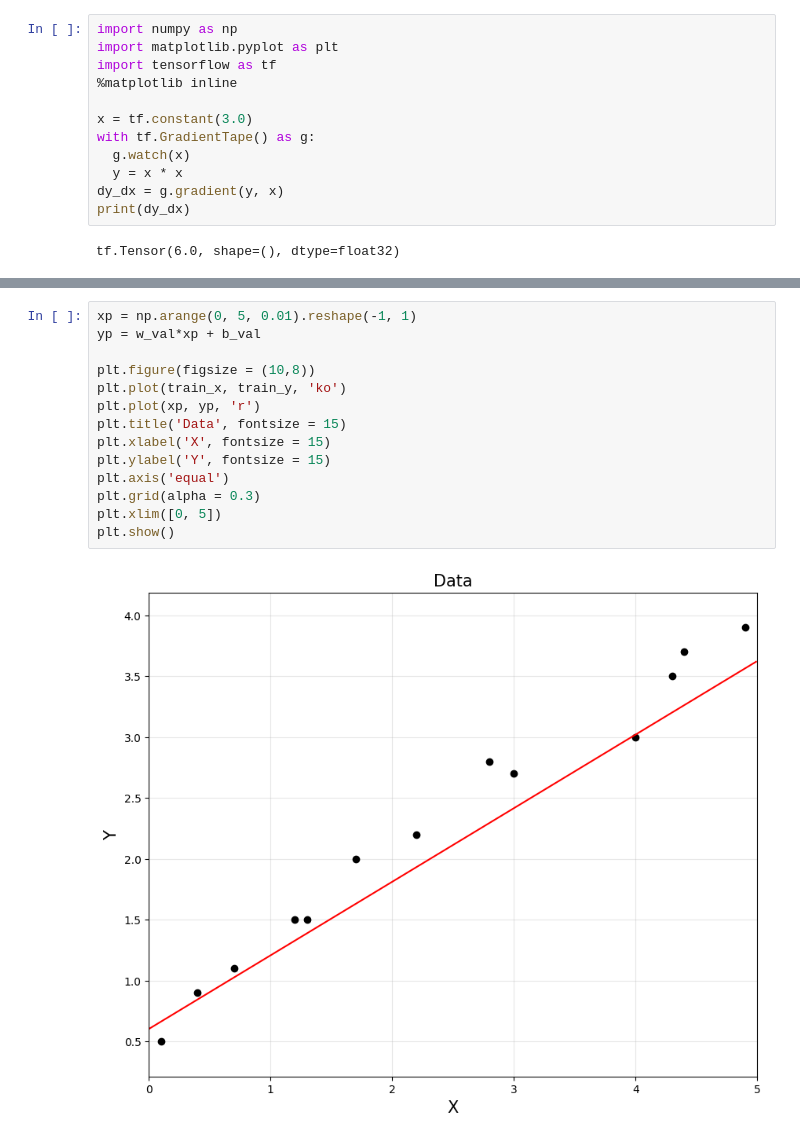
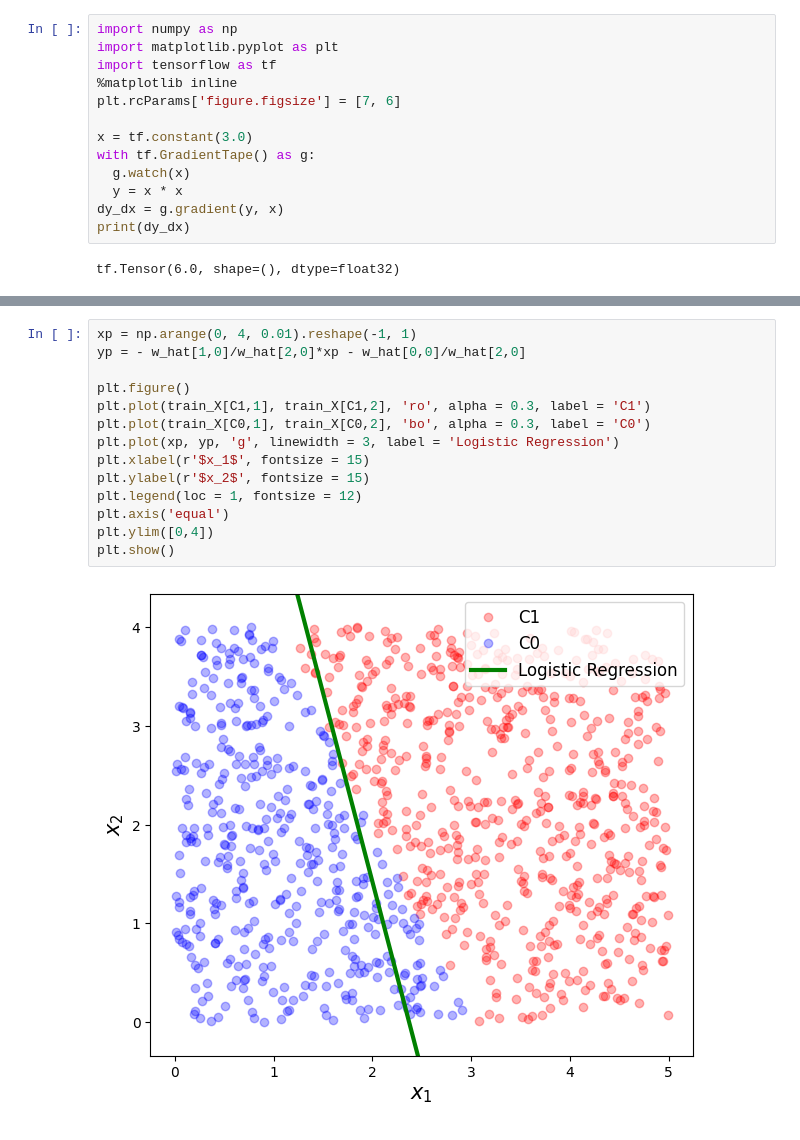
Before and after one commit to jooyongsim/AI_tutorials_2023, a Jupyter notebook: notebooks/01_ANN.ipynb, the cells around one changed output, grey strips where cells are left out. Cells and saved outputs as stored; diff of their text form.

```diff
--- a/notebooks/01_ANN.ipynb
+++ b/notebooks/01_ANN.ipynb
@@ -15,6 +15,7 @@ import numpy as np
 import matplotlib.pyplot as plt
 import tensorflow as tf
 %matplotlib inline
+plt.rcParams['figure.figsize'] = [7, 6]
 
 x = tf.constant(3.0)
 with tf.GradientTape() as g:
@@ -214,16 +199,16 @@ plt.show()
 # %%
-xp = np.arange(0, 5, 0.01).reshape(-1, 1)
-yp = w_val*xp + b_val
+xp = np.arange(0, 4, 0.01).reshape(-1, 1)
+yp = - w_hat[1,0]/w_hat[2,0]*xp - w_hat[0,0]/w_hat[2,0]
 
-plt.figure(figsize = (10,8))
-plt.plot(train_x, train_y, 'ko')
-plt.plot(xp, yp, 'r')
-plt.title('Data', fontsize = 15)
-plt.xlabel('X', fontsize = 15)
-plt.ylabel('Y', fontsize = 15)
+plt.figure()
+plt.plot(train_X[C1,1], train_X[C1,2], 'ro', alpha = 0.3, label = 'C1')
+plt.plot(train_X[C0,1], train_X[C0,2], 'bo', alpha = 0.3, label = 'C0')
+plt.plot(xp, yp, 'g', linewidth = 3, label = 'Logistic Regression')
+plt.xlabel(r'$x_1$', fontsize = 15)
+plt.ylabel(r'$x_2$', fontsize = 15)
+plt.legend(loc = 1, fontsize = 12)
 plt.axis('equal')
-plt.grid(alpha = 0.3)
-plt.xlim([0, 5])
+plt.ylim([0,4])
 plt.show()
 # %% [output]
-[figure, old version]
+[figure, new version]
```
Also changed, not shown: parts of 21 cells of this notebook.
